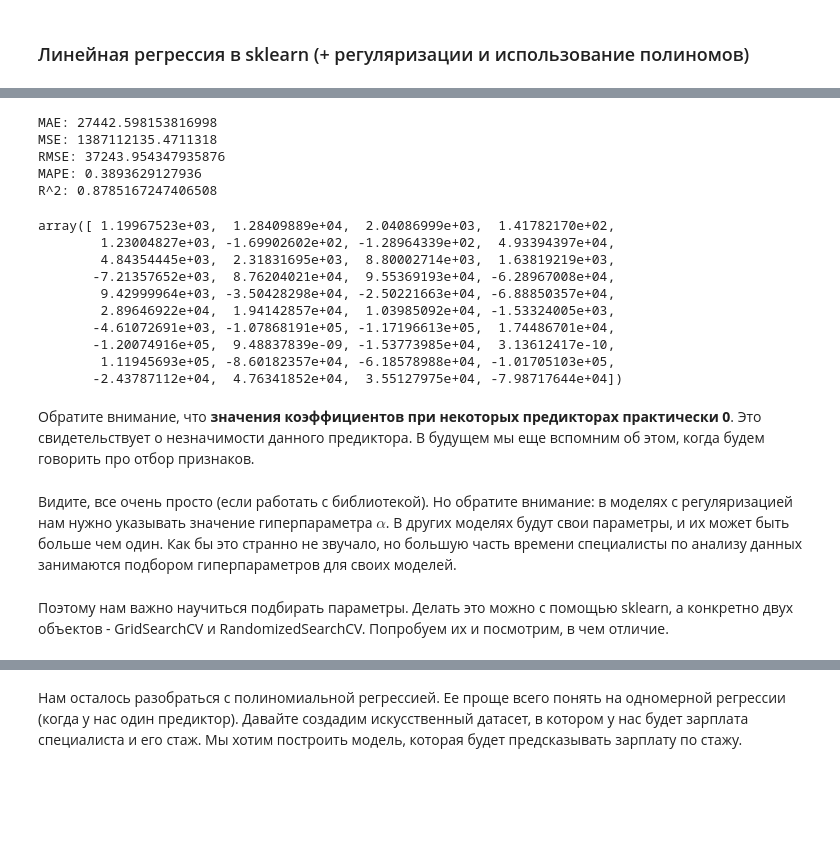
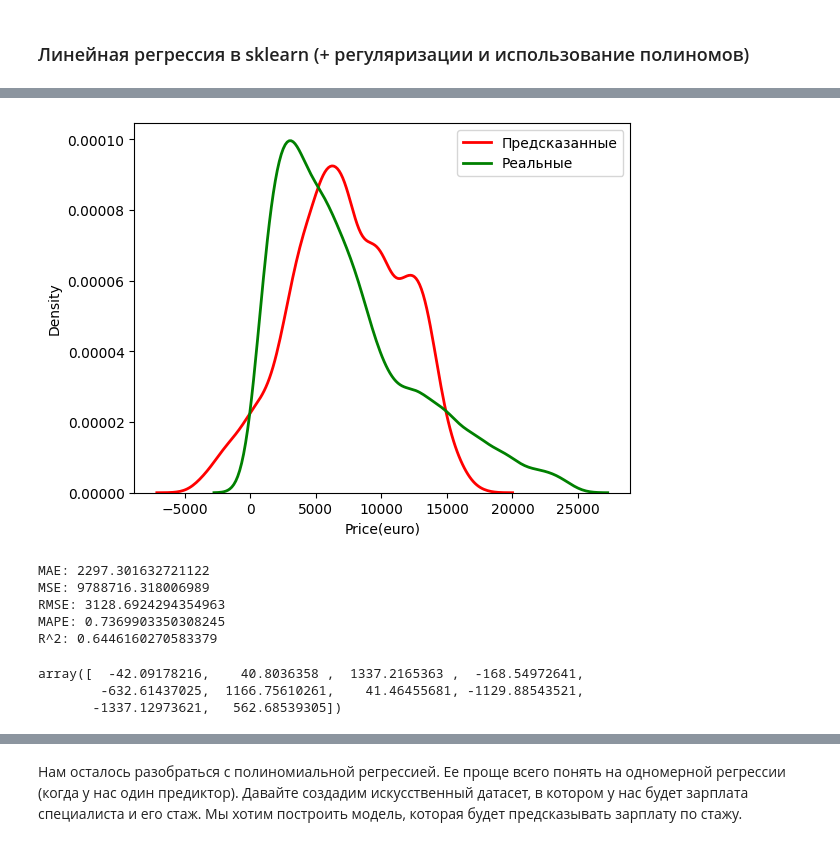
Before and after one commit to AlexeyRau/OMGTU, a Jupyter notebook: 2year/4semester/MLDA/Лабораторная работа №2. ОБУЧЕНИЕ С УЧИТЕЛЕМ. ЗАДАЧА РЕГРЕССИИ/Lab2_Ex1 MultiR_PolinomR.ipynb, the cells around one changed output, grey strips where cells are left out. Cells and saved outputs as stored; diff of their text form; code cells hidden in the pictures; blank space fills up the shorter version.

```diff
--- a/2year/4semester/MLDA/Лабораторная работа №2. ОБУЧЕНИЕ С УЧИТЕЛЕМ. ЗАДАЧА РЕГРЕССИИ/Lab2_Ex1 MultiR_PolinomR.ipynb
+++ b/2year/4semester/MLDA/Лабораторная работа №2. ОБУЧЕНИЕ С УЧИТЕЛЕМ. ЗАДАЧА РЕГРЕССИИ/Lab2_Ex1 MultiR_PolinomR.ipynb
@@ -257,32 +158,25 @@ array([   3118.07619834,   12840.92925303,    2050.45570893,
+# %%
+sns.kdeplot(y_pred_ridge, color='red', label='Предсказанные', linewidth=2)
+sns.kdeplot(y_test, color='green', label='Реальные', linewidth=2)
+plt.legend()
+plt.show()
+# %% [output]
+[figure, added]
 # %%
-# L2
-lasso = Lasso(alpha=0.5).fit(X_train, y_train)
-y_pred = lasso.predict(X_test)
-print(f'MAE: {mean_absolute_error(y_test, y_pred)}')
-print(f'MSE: {mean_squared_error(y_test, y_pred)}')
-print(f'RMSE: {sqrt(mean_squared_error(y_test, y_pred))}')
-print(f'MAPE: {sqrt(mean_absolute_percentage_error(y_test, y_pred))}')
-print(f'R^2: {lasso.score(X_test, y_test)}')
-lasso.coef_
+el = ElasticNet(alpha=0.5, max_iter=50000).fit(X_train_scaled, y_train)
+y_pred_el = el.predict(X_test_scaled)
+print(f'MAE: {mean_absolute_error(y_test, y_pred_el)}')
+print(f'MSE: {mean_squared_error(y_test, y_pred_el)}')
+print(f'RMSE: {sqrt(mean_squared_error(y_test, y_pred_el))}')
+print(f'MAPE: {mean_absolute_percentage_error(y_test, y_pred_el)}')
+print(f'R^2: {r2_score(y_test, y_pred_el)}')
+el.coef_
 # %% [output]
-MAE: 27442.598153816998
-MSE: 1387112135.4711318
-RMSE: 37243.954347935876
-MAPE: 0.3893629127936
-R^2: 0.8785167247406508
+MAE: 2297.301632721122
+MSE: 9788716.318006989
+RMSE: 3128.6924294354963
+MAPE: 0.7369903350308245
+R^2: 0.6446160270583379
-array([ 1.19967523e+03,  1.28409889e+04,  2.04086999e+03,  1.41782170e+02,
-        1.23004827e+03, -1.69902602e+02, -1.28964339e+02,  4.93394397e+04,
-        4.84354445e+03,  2.31831695e+03,  8.80002714e+03,  1.63819219e+03,
-       -7.21357652e+03,  8.76204021e+04,  9.55369193e+04, -6.28967008e+04,
-        9.42999964e+03, -3.50428298e+04, -2.50221663e+04, -6.88850357e+04,
-        2.89646922e+04,  1.94142857e+04,  1.03985092e+04, -1.53324005e+03,
-       -4.61072691e+03, -1.07868191e+05, -1.17196613e+05,  1.74486701e+04,
-       -1.20074916e+05,  9.48837839e-09, -1.53773985e+04,  3.13612417e-10,
-        1.11945693e+05, -8.60182357e+04, -6.18578988e+04, -1.01705103e+05,
-       -2.43787112e+04,  4.76341852e+04,  3.55127975e+04, -7.98717644e+04])
+array([  -42.09178216,    40.8036358 ,  1337.2165363 ,  -168.54972641,
+        -632.61437025,  1166.75610261,    41.46455681, -1129.88543521,
+       -1337.12973621,   562.68539305])
-# %% [markdown]
-Обратите внимание, что <b>значения коэффициентов при некоторых предикторах практически 0</b>. Это свидетельствует о незначимости данного предиктора. В будущем мы еще вспомним об этом, когда будем говорить про отбор признаков.
-# %% [markdown]
-Видите, все очень просто (если работать с библиотекой). Но обратите внимание: в моделях с регуляризацией нам нужно указывать значение гиперпараметра $\alpha$. В других моделях будут свои параметры, и их может быть больше чем один. Как бы это странно не звучало, но большую часть времени специалисты по анализу данных занимаются подбором гиперпараметров для своих моделей.
-# %% [markdown]
-Поэтому нам важно научиться подбирать параметры. Делать это можно с помощью sklearn, а конкретно двух объектов - GridSearchCV и RandomizedSearchCV. Попробуем их и посмотрим, в чем отличие.
```
Also changed, not shown: parts of 91 cells of this notebook, 7 other files.
